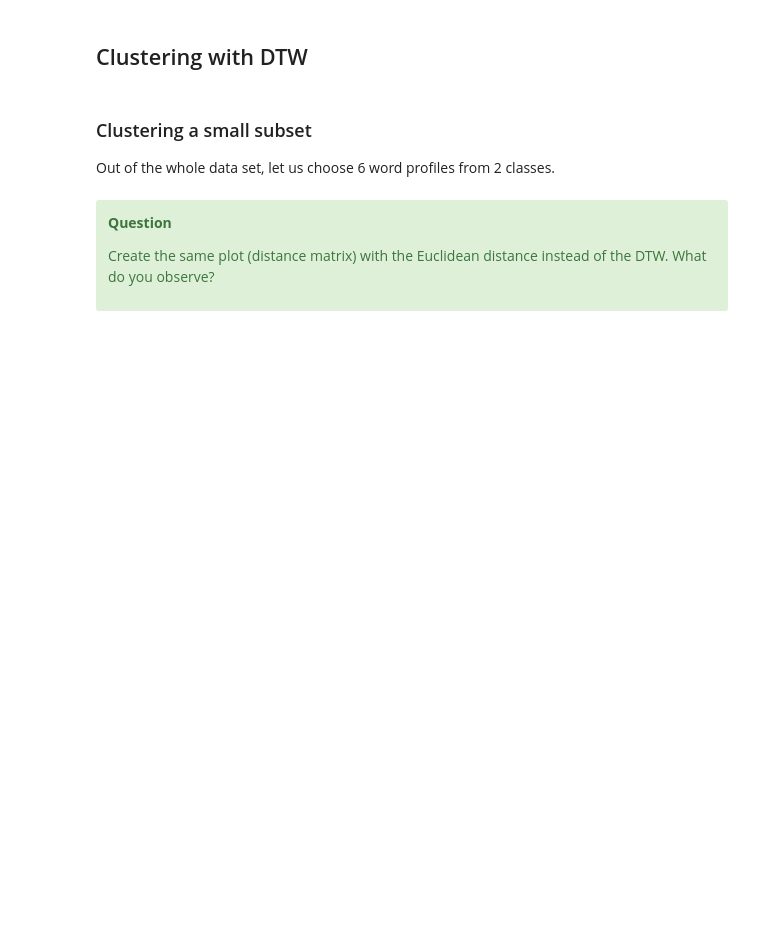
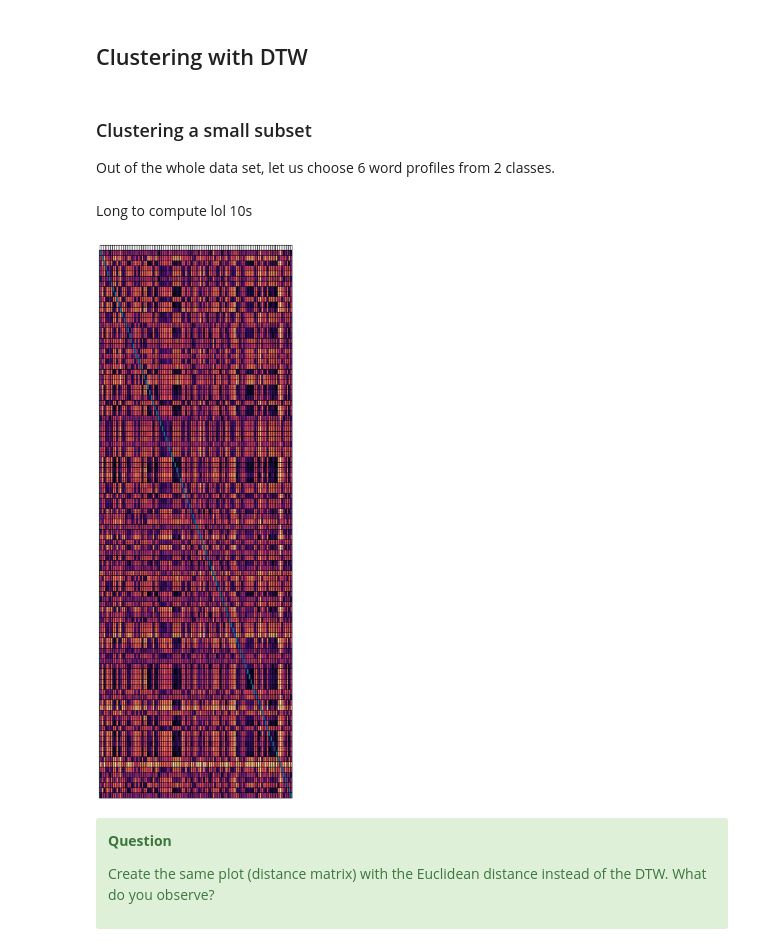
Before and after one commit to janisaiad/timeseries, a Jupyter notebook: notebooks/tp1/01_Clustering_Time_Seriesçjanis.ipynb, the cells around one changed output. Cells and saved outputs as stored; diff of their text form; code cells hidden in the pictures; blank space fills up the shorter version.

```diff
--- a/notebooks/tp1/01_Clustering_Time_Seriesçjanis.ipynb
+++ b/notebooks/tp1/01_Clustering_Time_Seriesçjanis.ipynb
@@ -265,6 +371,14 @@ for row in range(profiles_sub.shape[0]):
             profiles_sub[row], profiles_sub[col]
         )
         distance_matrix[col, row] = distance_matrix[row, col]
+# %% [markdown]
+Long to compute lol 10s
+# %%
+_ = display_distance_matrix_as_table(
+    np.round(distance_matrix, 2), labels=labels_sub
+)
+# %% [output]
+[figure, added]
 # %% [markdown]
 <div class="alert alert-success" role="alert">
     <p><b>Question</b></p>
```
Also changed, not shown: parts of 16 cells of this notebook, 1 other file.
